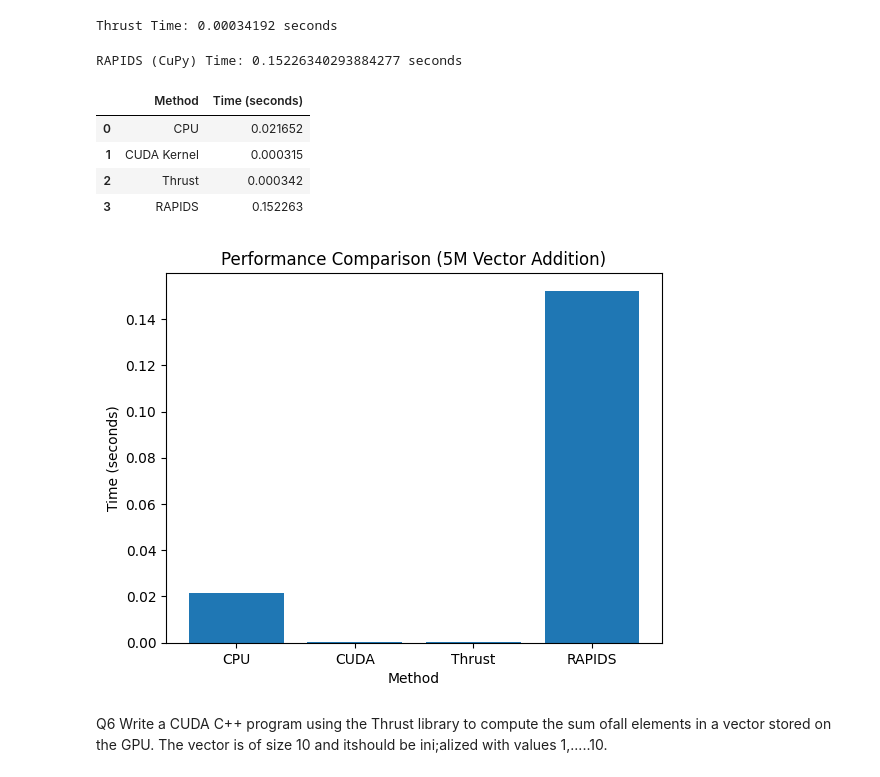
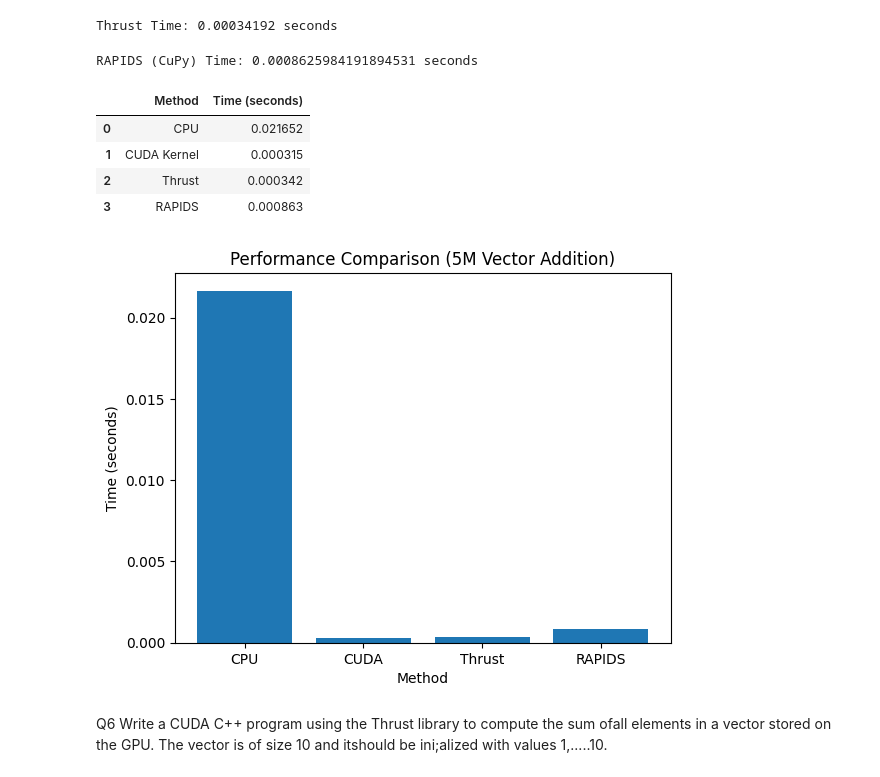
Before and after one commit to MONISHKA1607/Accelerated_Data_Science_UCS547, a Jupyter notebook: Assignment3_CUDA.ipynb, the cells around one changed output. Saved outputs shown, nothing was run; the diff lists cells and outputs as text; code cells hidden in the pictures.

```diff
--- a/Assignment3_CUDA.ipynb
+++ b/Assignment3_CUDA.ipynb
@@ -404,6 +404,7 @@ N = 5_000_000
 A = cp.arange(N)
 B = cp.arange(N)
 
+_ = A + B
 cp.cuda.Stream.null.synchronize()
 
 start = time.time()
@@ -413,13 +414,13 @@ end = time.time()
 
 print("RAPIDS (CuPy) Time:", end - start, "seconds")
 # %% [output]
-RAPIDS (CuPy) Time: 0.15226340293884277 seconds
+RAPIDS (CuPy) Time: 0.0008625984191894531 seconds
 # %%
 import pandas as pd
 
 data = {
     "Method": ["CPU", "CUDA Kernel", "Thrust", "RAPIDS"],
-    "Time (seconds)": [0.0216518, 0.000314752, 0.00034192, 0.15226340293884277]  # Replace with real values
+    "Time (seconds)": [0.0216518, 0.000314752, 0.00034192, 0.0008625984191894531]
 }
 
 df = pd.DataFrame(data)
@@ -429,20 +430,19 @@ df
 | 0 | CPU | 0.021652 |
 | 1 | CUDA Kernel | 0.000315 |
 | 2 | Thrust | 0.000342 |
-| 3 | RAPIDS | 0.152263 |
+| 3 | RAPIDS | 0.000863 |
 # %%
 import matplotlib.pyplot as plt
 
 methods = ["CPU", "CUDA", "Thrust", "RAPIDS"]
-times = [0.0216518, 0.000314752, 0.00034192, 0.15226340293884277]  # Replace with real values
-
+times = [0.0216518, 0.000314752, 0.00034192, 0.0008625984191894531]
 plt.bar(methods, times)
 plt.xlabel("Method")
 plt.ylabel("Time (seconds)")
 plt.title("Performance Comparison (5M Vector Addition)")
 plt.show()
 # %% [output]
-[figure, old version]
+[figure, new version]
 # %% [markdown]
 Q6 Write a CUDA C++ program using the Thrust library to compute the sum ofall elements in a vector stored on the GPU. The vector is of size 10 and itshould be ini;alized with values 1,.....10.
 # %%
```
